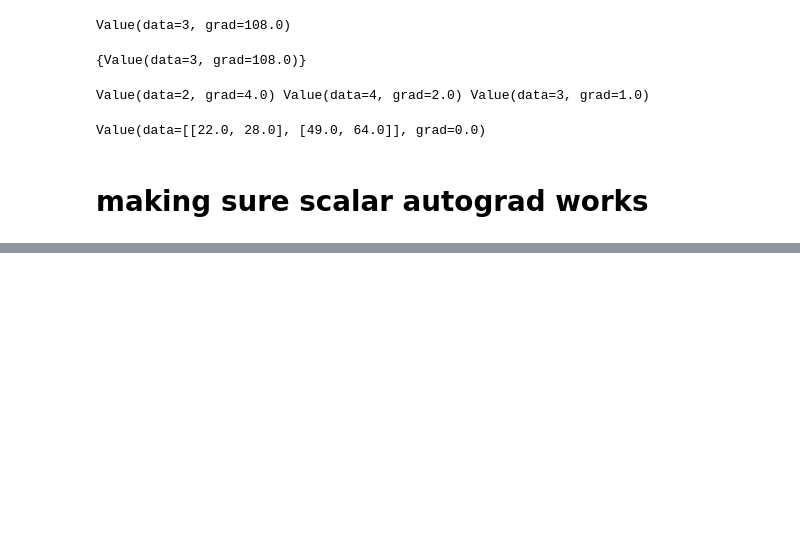
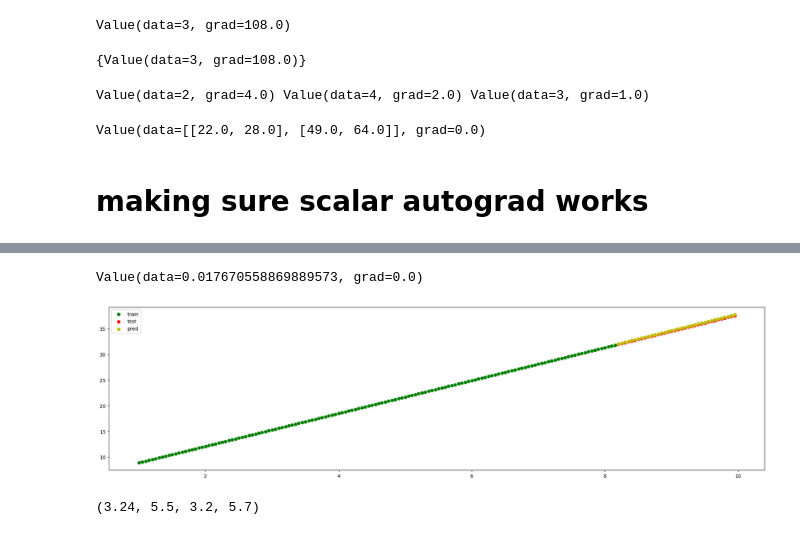
Before and after one commit to rohan1827/Everything-Python, a Jupyter notebook: Core DL/Tiny Autograd.ipynb, the cells around one changed output, grey strips where cells are left out. Saved outputs shown, nothing was run; the diff lists cells and outputs as text; code cells hidden in the pictures; blank space fills up the shorter version.

Commit message:
Tinygrad: Scalar op based regressor check passed

```diff
--- a/Core DL/Tiny Autograd.ipynb
+++ b/Core DL/Tiny Autograd.ipynb
@@ -133,0 +278,7 @@ plot((x, y))
+# %%
+# error function for the regression model
+
+def error(y_train, y_pred):
+    # MSE
+    error = y_pred - y_train
+    return error * error
@@ -139,0 +341,23 @@ b = Value(0.4)
+# %%
+# test
+
+y_p = []
+test_loss = Value(0.0)
+for xi, yi in zip(X_test, y_test):
+    y_hat = Wi * Value(float(xi)) + bi
+    y_p.append(y_hat.data)
+    diff = error(Value(float(yi)), y_hat)
+    test_loss += diff
+
+loss_p = test_loss * Value(1.0/ len(X_test))
+print(loss_p)
+# %% [output]
+Value(data=0.017670558869889573, grad=0.0)
+# %%
+plot(train=(X_train, y_train), test=(X_test, y_test), pred = y_p)
+# %% [output]
+[figure, added]
+# %%
+round(Wi.data, 2), round(bi.data, 2), m, b # autograd for scalar linear regression works good :)
+# %% [output]
+(3.24, 5.5, 3.2, 5.7)
```
Also changed, not shown: parts of 10 cells of this notebook.
